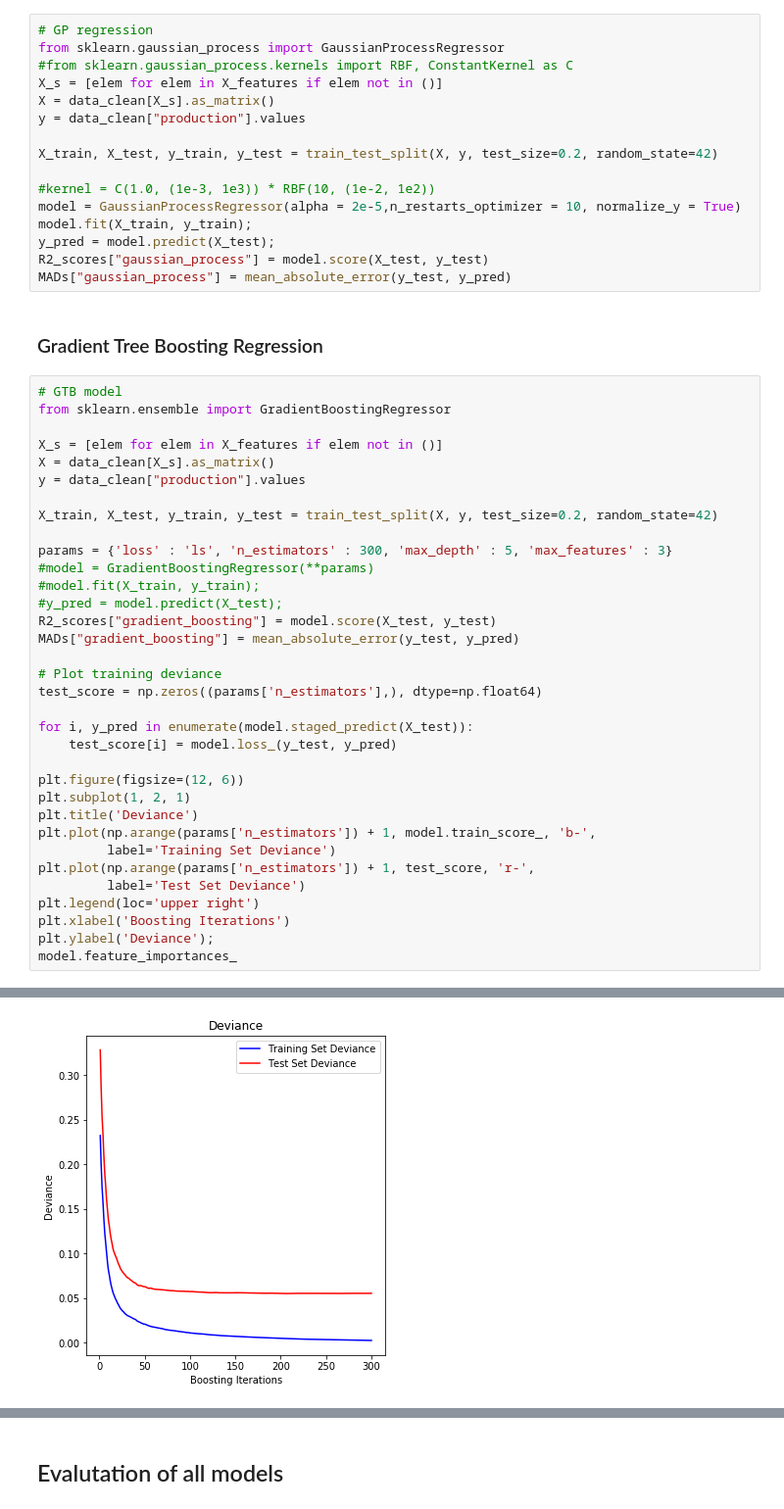
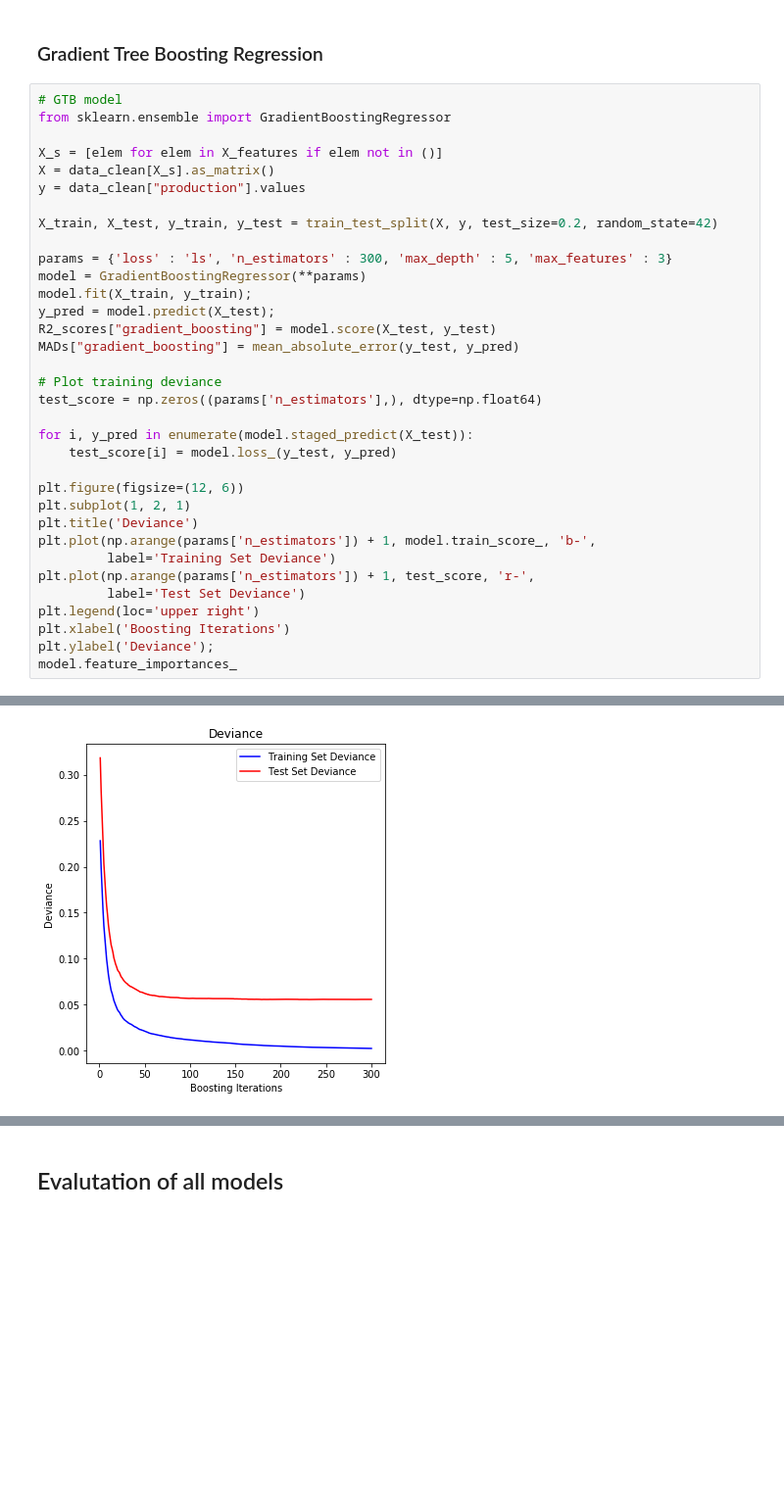
Before and after one commit to Jonuma/IoT_Project, a Jupyter notebook: data/assignment_joao.ipynb, the cells around one changed output, grey strips where cells are left out. Shown at 98% size. Drawn from its saved outputs; the diff is of its cells as text; blank space fills up the shorter version.

Commit message:
add other good models

```diff
--- a/data/assignment_joao.ipynb
+++ b/data/assignment_joao.ipynb
@@ -633,19 +631,3 @@ MADs["neirest_neighbors"] = mean_absolute_error(y_test, y_pred)
-# %%
-# GP regression
-from sklearn.gaussian_process import GaussianProcessRegressor
-#from sklearn.gaussian_process.kernels import RBF, ConstantKernel as C
-X_s = [elem for elem in X_features if elem not in ()]
-X = data_clean[X_s].as_matrix()
-y = data_clean["production"].values
-
-X_train, X_test, y_train, y_test = train_test_split(X, y, test_size=0.2, random_state=42)
-
-#kernel = C(1.0, (1e-3, 1e3)) * RBF(10, (1e-2, 1e2))
-model = GaussianProcessRegressor(alpha = 2e-5,n_restarts_optimizer = 10, normalize_y = True)
-model.fit(X_train, y_train);
-y_pred = model.predict(X_test);
-R2_scores["gaussian_process"] = model.score(X_test, y_test)
-MADs["gaussian_process"] = mean_absolute_error(y_test, y_pred)
 # %% [markdown]
 ### Gradient Tree Boosting Regression
 # %%
@@ -659,9 +641,9 @@ y = data_clean["production"].values
 X_train, X_test, y_train, y_test = train_test_split(X, y, test_size=0.2, random_state=42)
 
 params = {'loss' : 'ls', 'n_estimators' : 300, 'max_depth' : 5, 'max_features' : 3}
-#model = GradientBoostingRegressor(**params)
-#model.fit(X_train, y_train);
-#y_pred = model.predict(X_test);
+model = GradientBoostingRegressor(**params)
+model.fit(X_train, y_train);
+y_pred = model.predict(X_test);
 R2_scores["gradient_boosting"] = model.score(X_test, y_test)
 MADs["gradient_boosting"] = mean_absolute_error(y_test, y_pred)
 
@@ -688 +670 @@ array([ 0.14357373,  0.18849528,  0.08072162,  0.19207167,  0.17593756,
-[figure, old version]
+[figure, new version]
```
Also changed, not shown: parts of 12 cells of this notebook.
